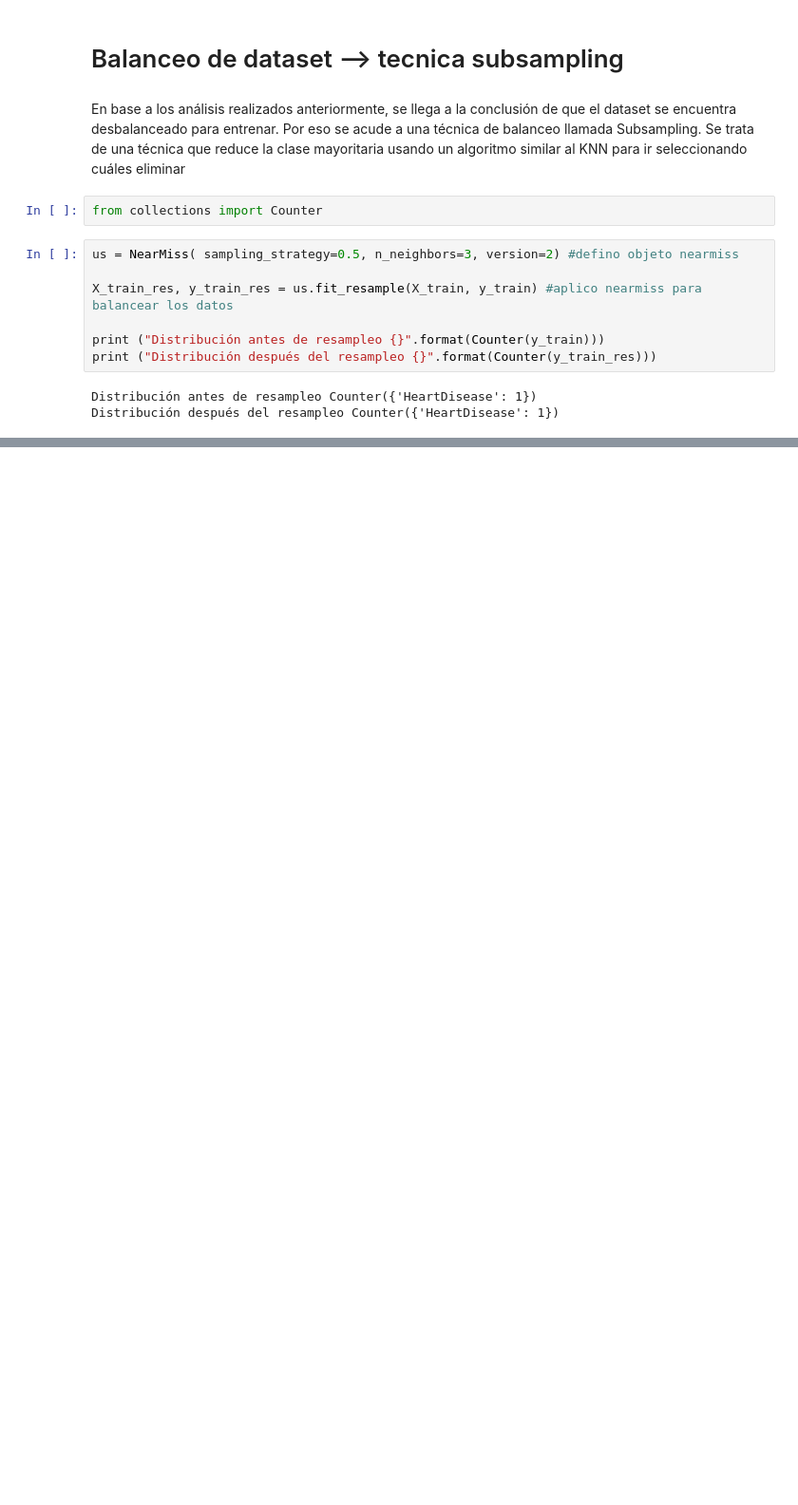
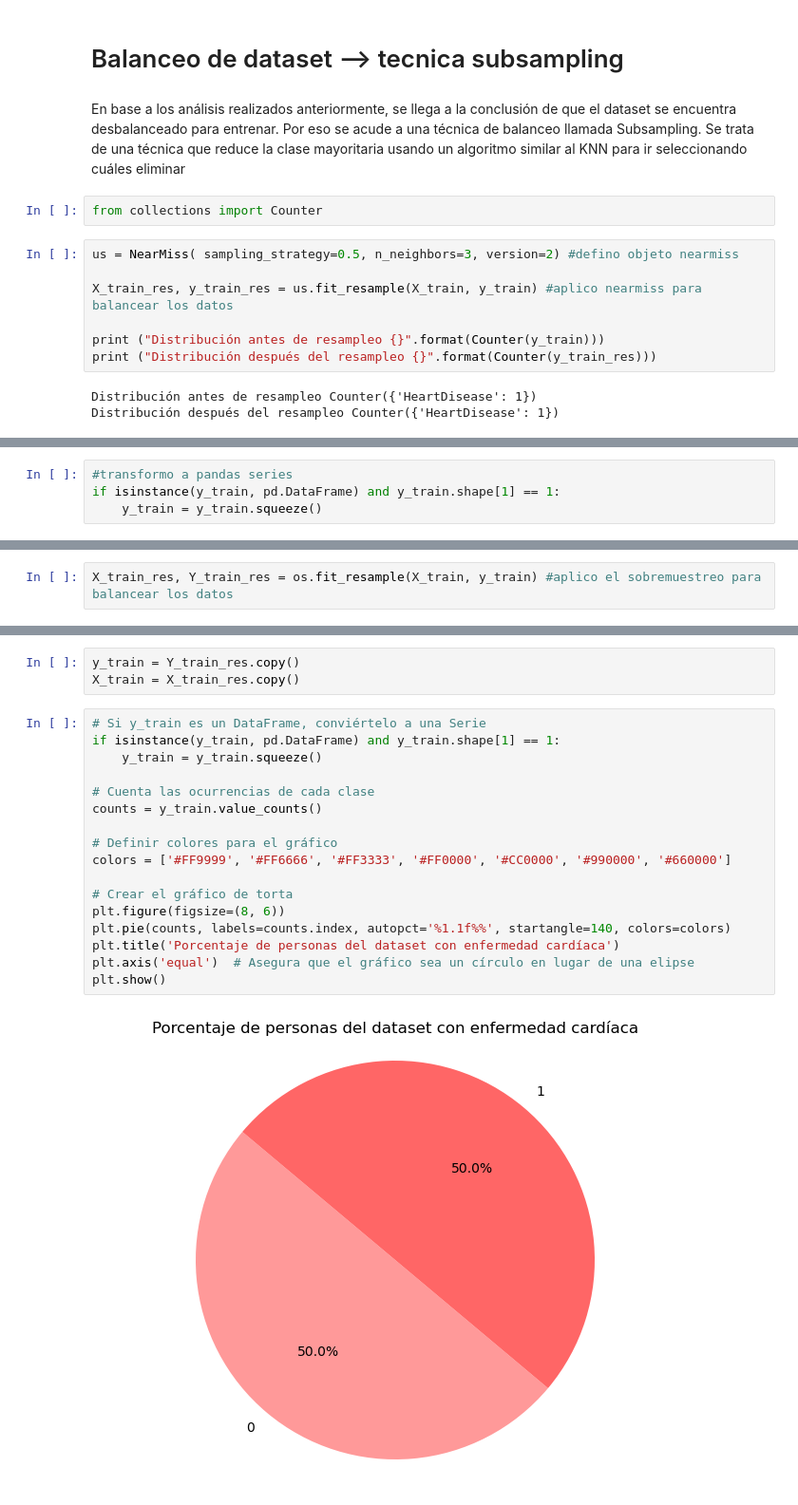
Before and after one commit to valemicolgarcia/Heart-Disease-Prediction, a Jupyter notebook: Preentrega+GarciaValeriaMicol.ipynb, the cells around one changed output, grey strips where cells are left out. Shown at 95% size. Saved outputs shown, nothing was run; the diff lists cells and outputs as text; blank space fills up the shorter version.

Commit message:
balanceo de datos

```diff
--- a/Preentrega+GarciaValeriaMicol.ipynb
+++ b/Preentrega+GarciaValeriaMicol.ipynb
@@ -1236,0 +1277,4 @@ Distribución después del resampleo Counter({'HeartDisease': 1})
+# %%
+#transformo a pandas series
+if isinstance(y_train, pd.DataFrame) and y_train.shape[1] == 1:
+    y_train = y_train.squeeze()
@@ -1236,0 +1285,2 @@ Distribución después del resampleo Counter({'HeartDisease': 1})
+# %%
+X_train_res, Y_train_res = os.fit_resample(X_train, y_train) #aplico el sobremuestreo para balancear los datos
@@ -1236,0 +1304,22 @@ Distribución después del resampleo Counter({'HeartDisease': 1})
+# %%
+y_train = Y_train_res.copy()
+X_train = X_train_res.copy()
+# %%
+# Si y_train es un DataFrame, conviértelo a una Serie
+if isinstance(y_train, pd.DataFrame) and y_train.shape[1] == 1:
+    y_train = y_train.squeeze()
+
+# Cuenta las ocurrencias de cada clase
+counts = y_train.value_counts()
+
+# Definir colores para el gráfico
+colors = ['#FF9999', '#FF6666', '#FF3333', '#FF0000', '#CC0000', '#990000', '#660000']
+
+# Crear el gráfico de torta
+plt.figure(figsize=(8, 6))
+plt.pie(counts, labels=counts.index, autopct='%1.1f%%', startangle=140, colors=colors)
+plt.title('Porcentaje de personas del dataset con enfermedad cardíaca')
+plt.axis('equal')  # Asegura que el gráfico sea un círculo en lugar de una elipse
+plt.show()
+# %% [output]
+[figure, added]
```
Also changed, not shown: parts of 12 cells of this notebook.
